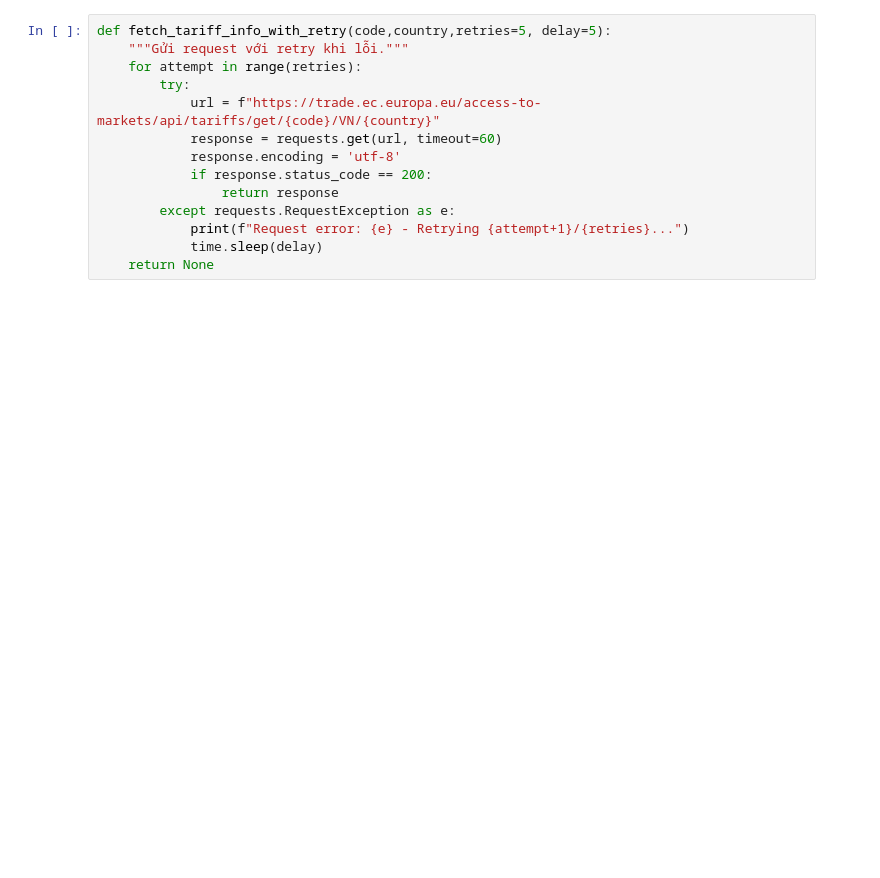
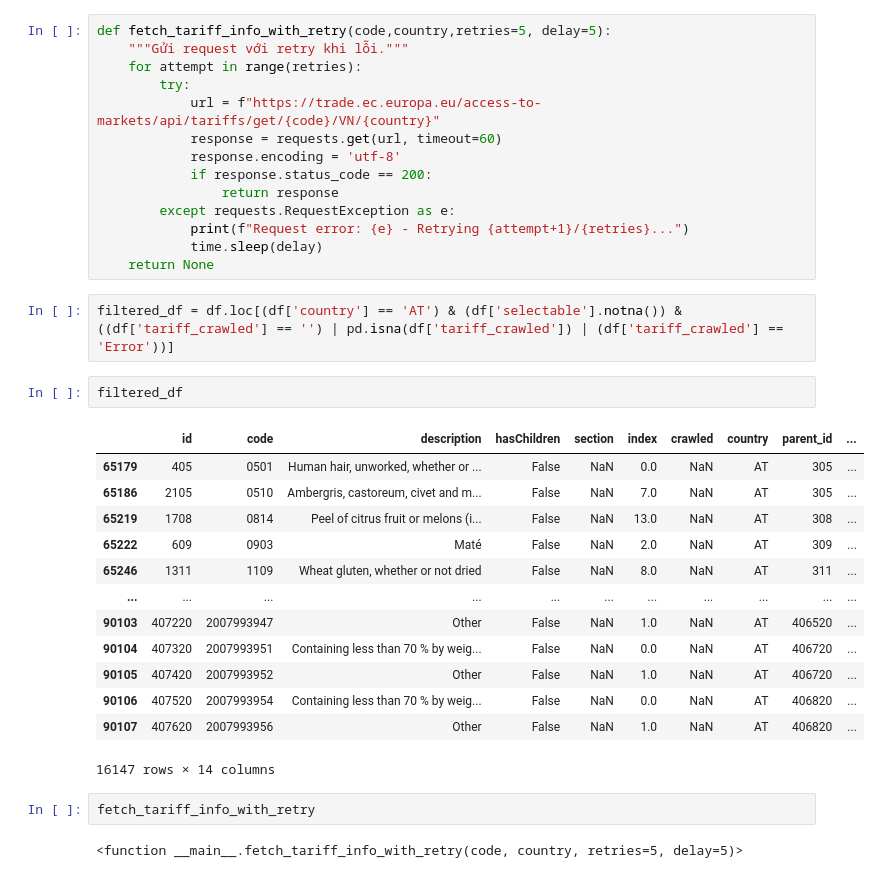
Before and after one commit to nguyenmanhcuong1291/uni_craw_tvpl, a Jupyter notebook: uni_craw_fta_tariff/eu/2.craw_eu_tariff.ipynb, the cells around one changed output. Saved outputs shown, nothing was run; the diff lists cells and outputs as text; blank space fills up the shorter version.

```diff
--- a/uni_craw_fta_tariff/eu/2.craw_eu_tariff.ipynb
+++ b/uni_craw_fta_tariff/eu/2.craw_eu_tariff.ipynb
@@ -39,6 +50,28 @@ def fetch_tariff_info_with_retry(code,country,retries=5, delay=5):
             print(f"Request error: {e} - Retrying {attempt+1}/{retries}...")
             time.sleep(delay)
     return None
+# %%
+filtered_df = df.loc[(df['country'] == 'AT') & (df['selectable'].notna()) & ((df['tariff_crawled'] == '') | pd.isna(df['tariff_crawled']) | (df['tariff_crawled'] == 'Error'))]
+# %%
+filtered_df
+# %% [output]
+|  | id | code | description | hasChildren | section | index | crawled | country | parent_id | ... |
+| 65179 | 405 | 0501 | Human hair, unworked, whether or ... | False | NaN | 0.0 | NaN | AT | 305 | ... |
+| 65186 | 2105 | 0510 | Ambergris, castoreum, civet and m... | False | NaN | 7.0 | NaN | AT | 305 | ... |
+| 65219 | 1708 | 0814 | Peel of citrus fruit or melons (i... | False | NaN | 13.0 | NaN | AT | 308 | ... |
+| 65222 | 609 | 0903 | Maté | False | NaN | 2.0 | NaN | AT | 309 | ... |
+| 65246 | 1311 | 1109 | Wheat gluten, whether or not dried | False | NaN | 8.0 | NaN | AT | 311 | ... |
+| ... | ... | ... | ... | ... | ... | ... | ... | ... | ... | ... |
+| 90103 | 407220 | 2007993947 | Other | False | NaN | 1.0 | NaN | AT | 406520 | ... |
+| 90104 | 407320 | 2007993951 | Containing less than 70 % by weig... | False | NaN | 0.0 | NaN | AT | 406720 | ... |
+| 90105 | 407420 | 2007993952 | Other | False | NaN | 1.0 | NaN | AT | 406720 | ... |
+| 90106 | 407520 | 2007993954 | Containing less than 70 % by weig... | False | NaN | 0.0 | NaN | AT | 406820 | ... |
+| 90107 | 407620 | 2007993956 | Other | False | NaN | 1.0 | NaN | AT | 406820 | ... |
+16147 rows × 14 columns
+# %%
+fetch_tariff_info_with_retry
+# %% [output]
+<function __main__.fetch_tariff_info_with_retry(code, country, retries=5, delay=5)>
 # %%
 for country in countries:
     while ((df['country'] == country) & (df['selectable'].notna()) & ((df['tariff_crawled'] == '') | pd.isna(df['tariff_crawled']) | (df['tariff_crawled'] == 'Error'))).any():
```
Also changed, not shown: parts of 3 cells of this notebook, 5 other files.
